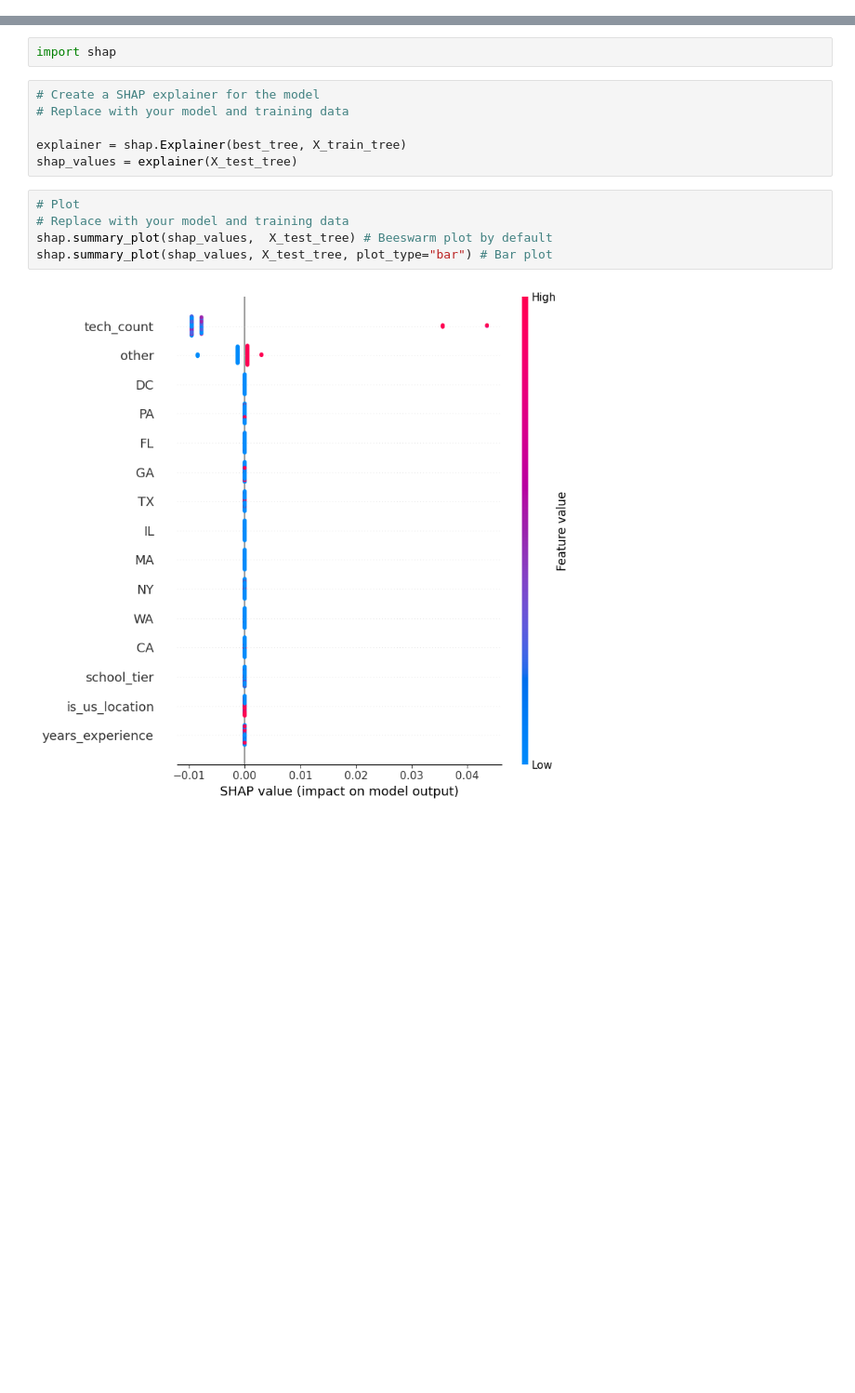
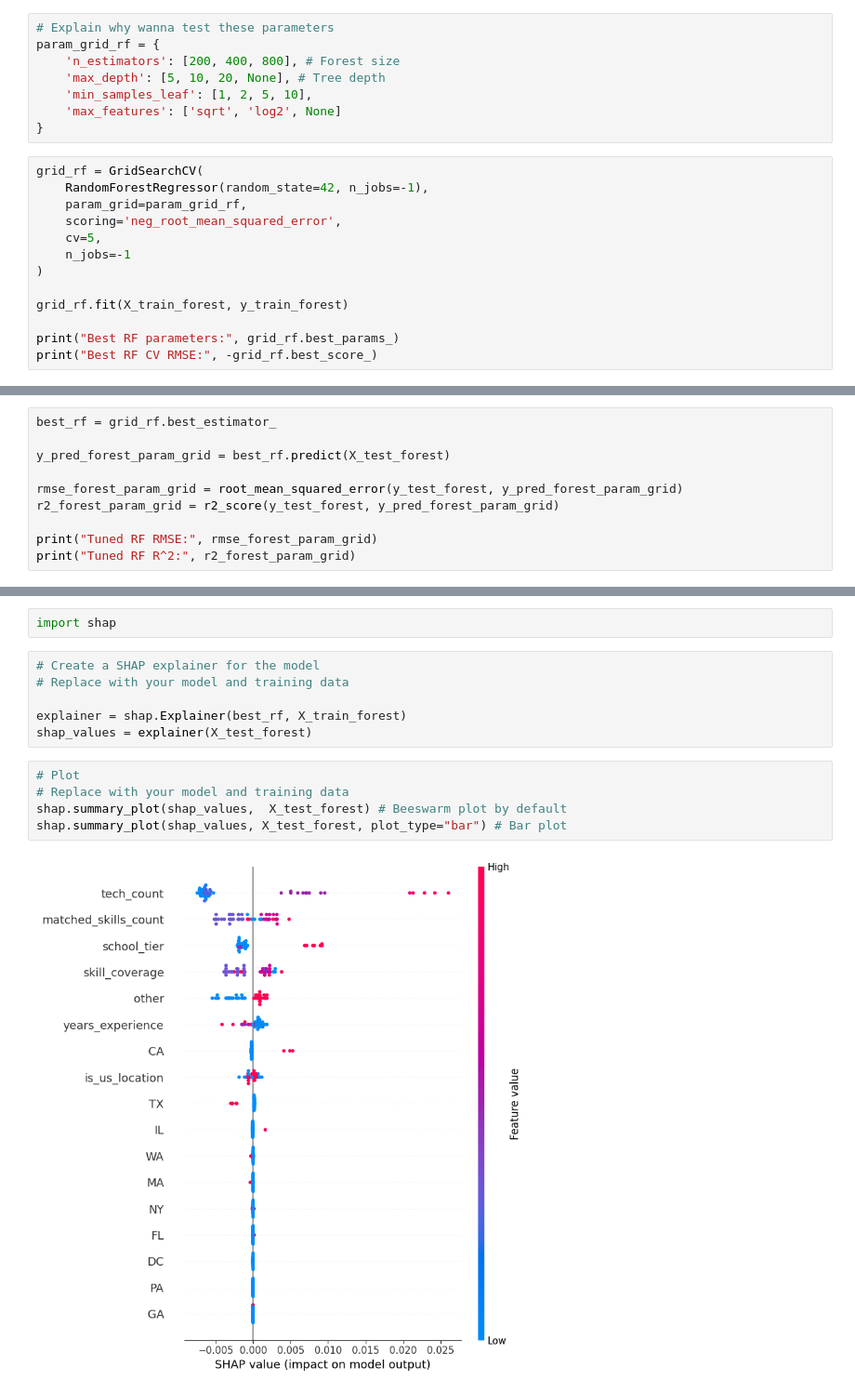
Before and after one commit to j-maiquez/ResumeML, a Jupyter notebook: resume_scanner.ipynb, the cells around one changed output, grey strips where cells are left out. Shown: that part at 93% size. Saved outputs shown, nothing was run; the diff lists cells and outputs as text; blank space fills up the shorter version.

```diff
--- a/resume_scanner.ipynb
+++ b/resume_scanner.ipynb
@@ -787,0 +1040,21 @@ Tuned Decision Tree R^2: -0.06116777589051847
+# %%
+# Explain why wanna test these parameters
+param_grid_rf = {
+    'n_estimators': [200, 400, 800], # Forest size
+    'max_depth': [5, 10, 20, None], # Tree depth
+    'min_samples_leaf': [1, 2, 5, 10],
+    'max_features': ['sqrt', 'log2', None]
+}
+# %%
+grid_rf = GridSearchCV(
+    RandomForestRegressor(random_state=42, n_jobs=-1),
+    param_grid=param_grid_rf,
+    scoring='neg_root_mean_squared_error',
+    cv=5,
+    n_jobs=-1
+)
+
+grid_rf.fit(X_train_forest, y_train_forest)
+
+print("Best RF parameters:", grid_rf.best_params_)
+print("Best RF CV RMSE:", -grid_rf.best_score_)
@@ -787,0 +1064,10 @@ Tuned Decision Tree R^2: -0.06116777589051847
+# %%
+best_rf = grid_rf.best_estimator_
+
+y_pred_forest_param_grid = best_rf.predict(X_test_forest)
+
+rmse_forest_param_grid = root_mean_squared_error(y_test_forest, y_pred_forest_param_grid)
+r2_forest_param_grid = r2_score(y_test_forest, y_pred_forest_param_grid)
+
+print("Tuned RF RMSE:", rmse_forest_param_grid)
+print("Tuned RF R^2:", r2_forest_param_grid)
@@ -793,12 +1086,12 @@ import shap
 # Create a SHAP explainer for the model
 # Replace with your model and training data
 
-explainer = shap.Explainer(best_tree, X_train_tree)
-shap_values = explainer(X_test_tree)
+explainer = shap.Explainer(best_rf, X_train_forest)
+shap_values = explainer(X_test_forest)
 # %%
 # Plot
 # Replace with your model and training data
-shap.summary_plot(shap_values,  X_test_tree) # Beeswarm plot by default
-shap.summary_plot(shap_values, X_test_tree, plot_type="bar") # Bar plot
+shap.summary_plot(shap_values,  X_test_forest) # Beeswarm plot by default
+shap.summary_plot(shap_values, X_test_forest, plot_type="bar") # Bar plot
 # %% [output]
-[figure, old version]
+[figure, new version]
```
Also changed, not shown: parts of 45 cells of this notebook, 3 other files.
